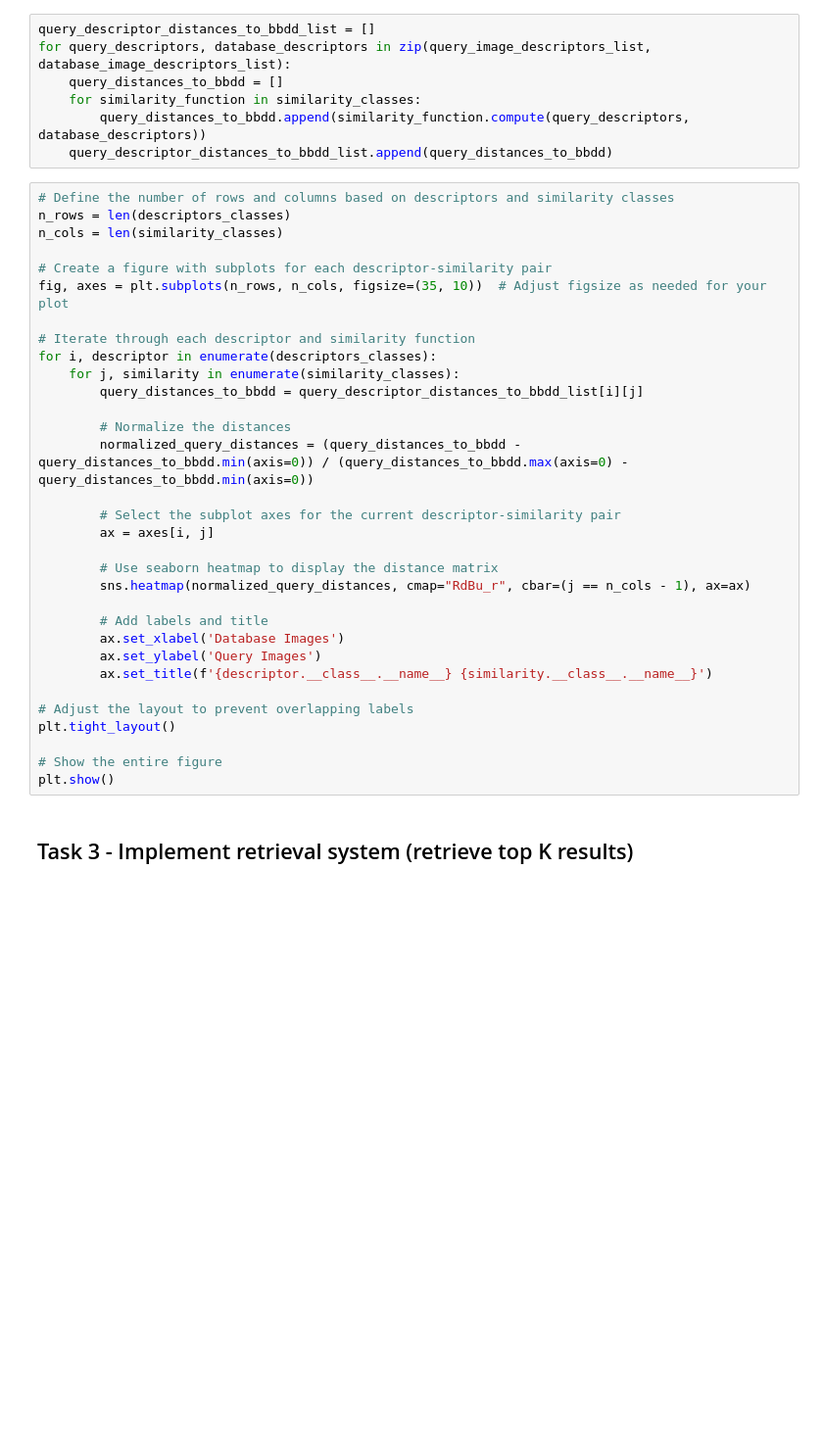
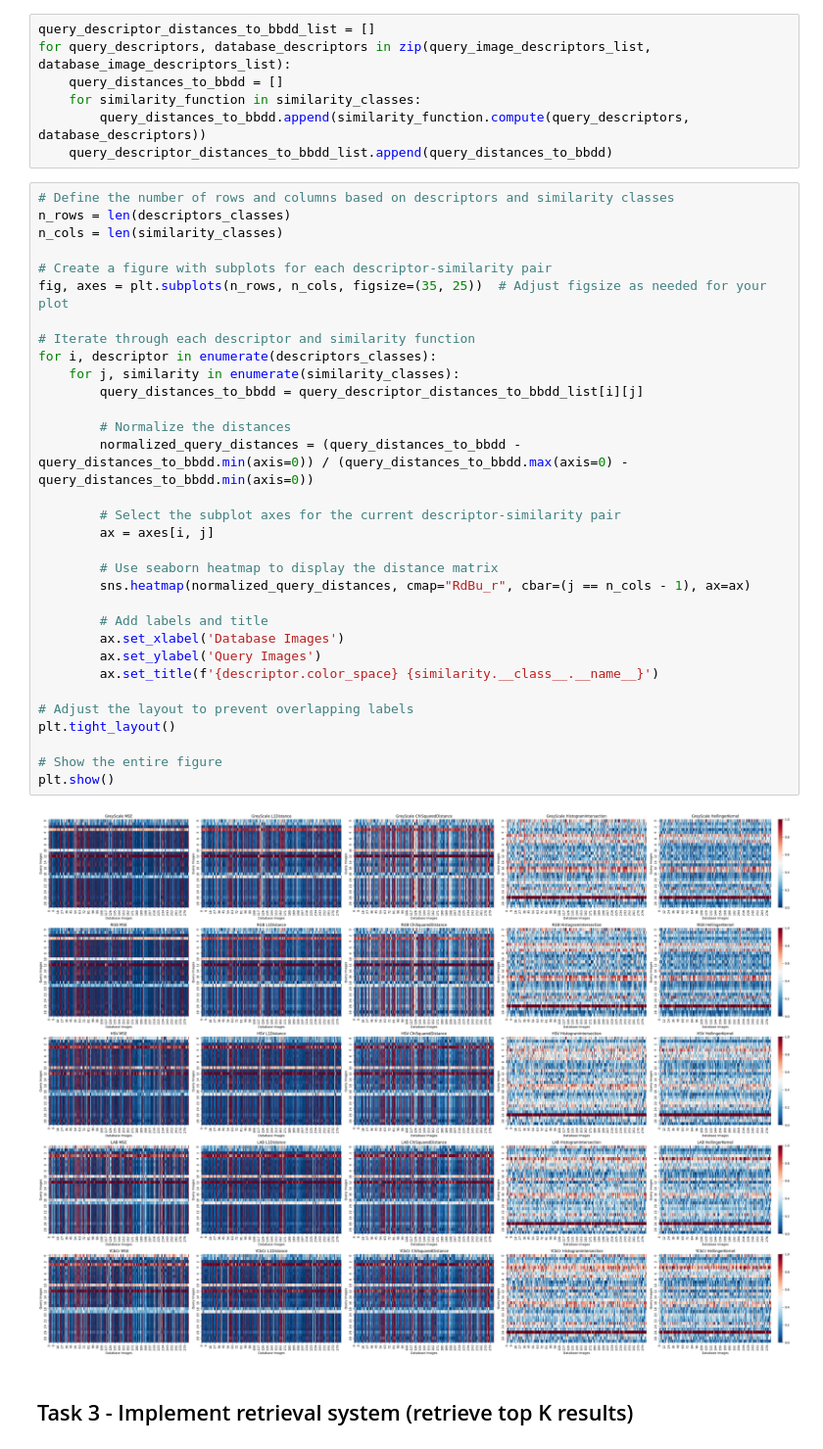
Before and after one commit to MCV-2024-C1-Project/Team8, a Jupyter notebook: WEEK_1/C1_W1_G8.ipynb, the cells around one changed output. Shown at 98% size. Drawn from its saved outputs; the diff is of its cells as text; blank space fills up the shorter version.

```diff
--- a/WEEK_1/C1_W1_G8.ipynb
+++ b/WEEK_1/C1_W1_G8.ipynb
@@ -82,35 +82,37 @@ for query_descriptors, database_descriptors in zip(query_image_descriptors_list,
 # %%
 # Define the number of rows and columns based on descriptors and similarity classes
 n_rows = len(descriptors_classes)
 n_cols = len(similarity_classes)
 
 # Create a figure with subplots for each descriptor-similarity pair
-fig, axes = plt.subplots(n_rows, n_cols, figsize=(35, 10))  # Adjust figsize as needed for your plot
+fig, axes = plt.subplots(n_rows, n_cols, figsize=(35, 25))  # Adjust figsize as needed for your plot
 
 # Iterate through each descriptor and similarity function
 for i, descriptor in enumerate(descriptors_classes):
     for j, similarity in enumerate(similarity_classes):
         query_distances_to_bbdd = query_descriptor_distances_to_bbdd_list[i][j]
 
         # Normalize the distances
         normalized_query_distances = (query_distances_to_bbdd - query_distances_to_bbdd.min(axis=0)) / (query_distances_to_bbdd.max(axis=0) - query_distances_to_bbdd.min(axis=0))
 
         # Select the subplot axes for the current descriptor-similarity pair
         ax = axes[i, j]
 
         # Use seaborn heatmap to display the distance matrix
         sns.heatmap(normalized_query_distances, cmap="RdBu_r", cbar=(j == n_cols - 1), ax=ax)
 
         # Add labels and title
         ax.set_xlabel('Database Images')
         ax.set_ylabel('Query Images')
-        ax.set_title(f'{descriptor.__class__.__name__} {similarity.__class__.__name__}')
+        ax.set_title(f'{descriptor.color_space} {similarity.__class__.__name__}')
 
 # Adjust the layout to prevent overlapping labels
 plt.tight_layout()
 
 # Show the entire figure
 plt.show()
+# %% [output]
+[figure, added]
 # %% [markdown]
 ## Task 3 - Implement retrieval system (retrieve top K results)
 # %%
```
Also changed, not shown: parts of 2 cells of this notebook, 1 other file.
